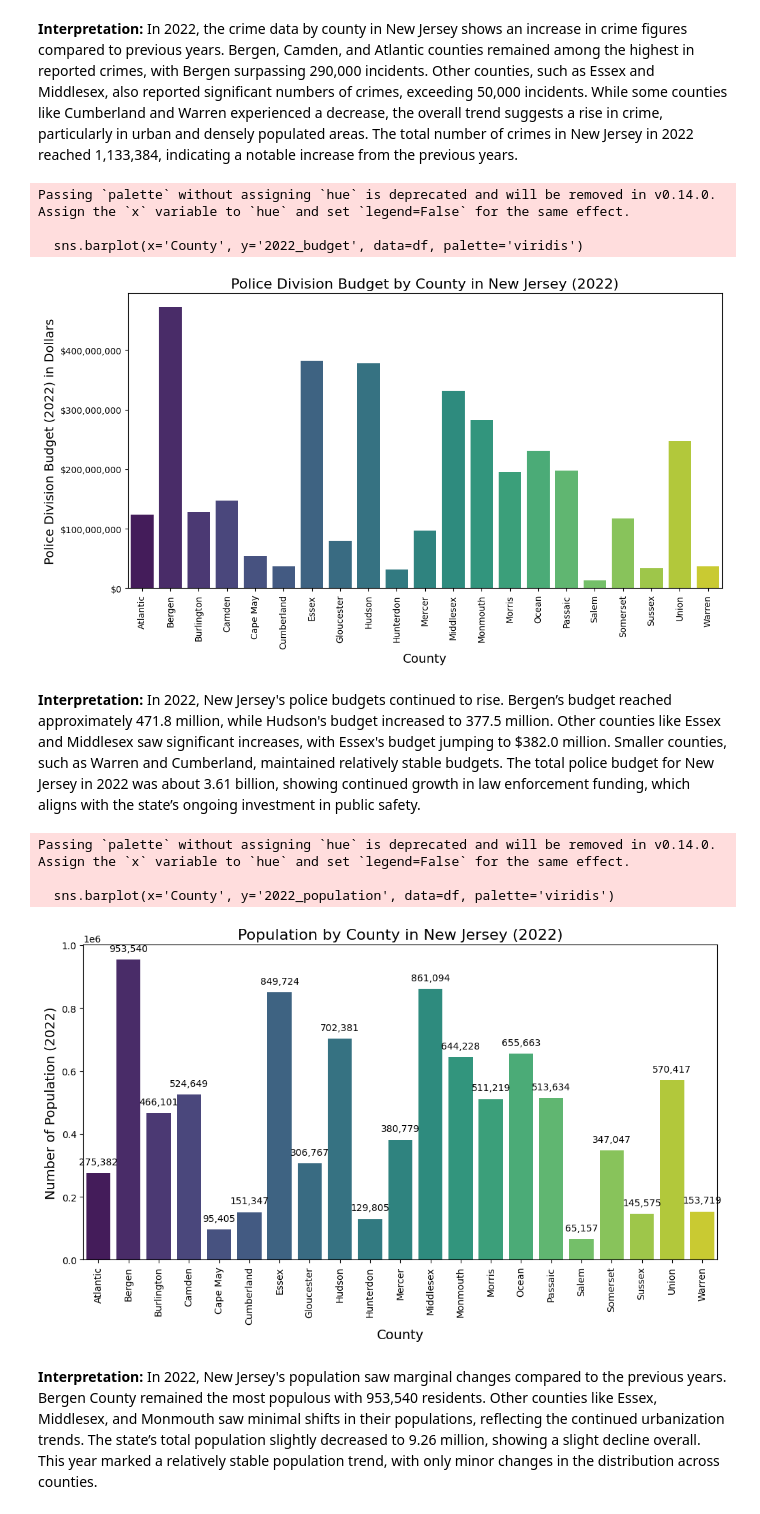
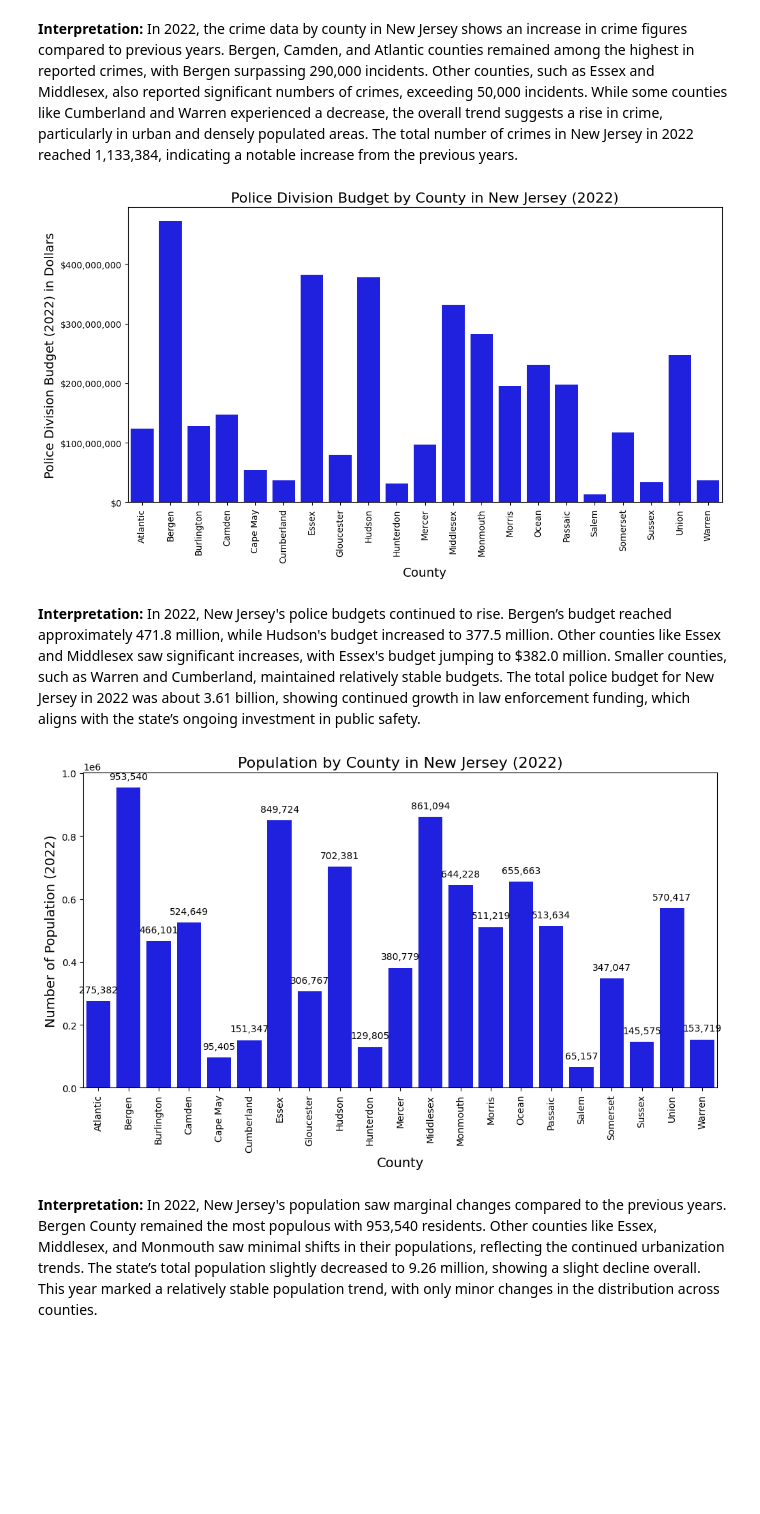
Before and after one commit to erikaguiracocha/Data-Visualization-2025, a Jupyter notebook: PS2erikaguiracocha.ipynb, the cells around one changed output. Saved outputs shown, nothing was run; the diff lists cells and outputs as text; code cells hidden in the pictures; blank space fills up the shorter version.

```diff
--- a/PS2erikaguiracocha.ipynb
+++ b/PS2erikaguiracocha.ipynb
@@ -640,9 +620,9 @@ df = pd.DataFrame(data)
 # Remove the 'Total New Jersey' row
 df = df[df['County'] != 'Total New Jersey']
 
-# Plotting the bar plot for police division budget by county (2022)
+# Plotting the bar plot for police division budget by county (2022) with a single color
 plt.figure(figsize=(12, 6))
-sns.barplot(x='County', y='2022_budget', data=df, palette='viridis')
+sns.barplot(x='County', y='2022_budget', data=df, color='blue')  # Single color (blue)
 
 # Rotate the county names on the X-axis for better readability
 plt.xticks(rotation=90)
@@ -658,10 +638,7 @@ plt.gca().yaxis.set_major_formatter(mtick.StrMethodFormatter('${x:,.0f}'))
 # Display the plot
 plt.show()
 # %% [output]
-Passing `palette` without assigning `hue` is deprecated and will be removed in v0.14.0. Assign the `x` variable to `hue` and set `legend=False` for the same effect.
-
-  sns.barplot(x='County', y='2022_budget', data=df, palette='viridis')
-[figure, old version]
+[figure, new version]
 # %% [markdown]
 **Interpretation:** In 2022, New Jersey's police budgets continued to rise. Bergen’s budget reached approximately 471.8 million, while Hudson's budget increased to 377.5 million. Other counties like Essex and Middlesex saw significant increases, with Essex's budget jumping to $382.0 million. Smaller counties, such as Warren and Cumberland, maintained relatively stable budgets. The total police budget for New Jersey in 2022 was about 3.61 billion, showing continued growth in law enforcement funding, which aligns with the state’s ongoing investment in public safety.
 # %%
@@ -670,39 +647,36 @@ data = {
     'County': ['Atlantic', 'Bergen', 'Burlington', 'Camden', 'Cape May', 'Cumberland', 'Essex', 'Gloucester', 'Hudson',
                'Hunterdon', 'Mercer', 'Middlesex', 'Monmouth', 'Morris', 'Ocean', 'Passaic', 'Salem', 'Somerset',
                'Sussex', 'Union', 'Warren', 'Total New Jersey'],
     '2022_population': [275382, 953540, 466101, 524649, 95405, 151347, 849724, 306767, 702381, 129805, 380779, 861094,
                         644228, 511219, 655663, 513634, 65157, 347047, 145575, 570417, 153719, 9260817]
 }
 
 # Create DataFrame
 df = pd.DataFrame(data)
 
 # Remove the 'Total New Jersey' row
 df = df[df['County'] != 'Total New Jersey']
 
-# Plotting the bar plot for population by county (2022)
+# Plotting the bar plot for population by county (2022) with a single color
 plt.figure(figsize=(12, 6))
-sns.barplot(x='County', y='2022_population', data=df, palette='viridis')
+sns.barplot(x='County', y='2022_population', data=df, color='blue')  # Single color (blue)
 
 # Rotate the county names on the X-axis for better readability
 plt.xticks(rotation=90)
 
 # Add titles and labels
 plt.title('Population by County in New Jersey (2022)', fontsize=16)
 plt.xlabel('County', fontsize=14)
 plt.ylabel('Number of Population (2022)', fontsize=14)
 
 # Display the population values on top of the bars
 for index, value in enumerate(df['2022_population']):
     plt.text(index, value + 20000, f'{value:,.0f}', ha='center', va='bottom', fontsize=10)
 
 # Display the plot
 plt.show()
 # %% [output]
-Passing `palette` without assigning `hue` is deprecated and will be removed in v0.14.0. Assign the `x` variable to `hue` and set `legend=False` for the same effect.
-
-  sns.barplot(x='County', y='2022_population', data=df, palette='viridis')
-[figure, old version]
+[figure, new version]
 # %% [markdown]
 **Interpretation:** In 2022, New Jersey's population saw marginal changes compared to the previous years. Bergen County remained the most populous with 953,540 residents. Other counties like Essex, Middlesex, and Monmouth saw minimal shifts in their populations, reflecting the continued urbanization trends. The state’s total population slightly decreased to 9.26 million, showing a slight decline overall. This year marked a relatively stable population trend, with only minor changes in the distribution across counties.
 # %% [markdown]
```
Also changed, not shown: parts of 7 cells of this notebook.
